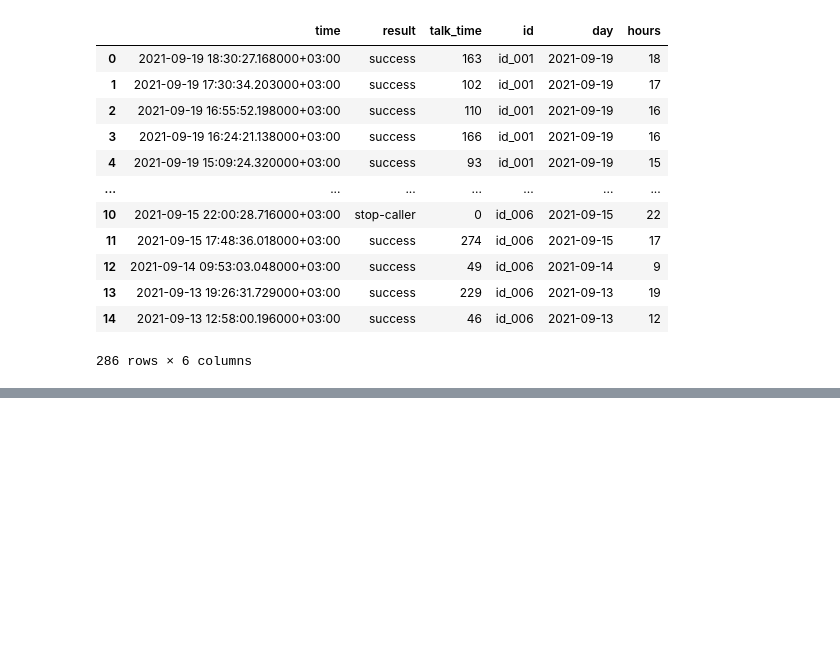
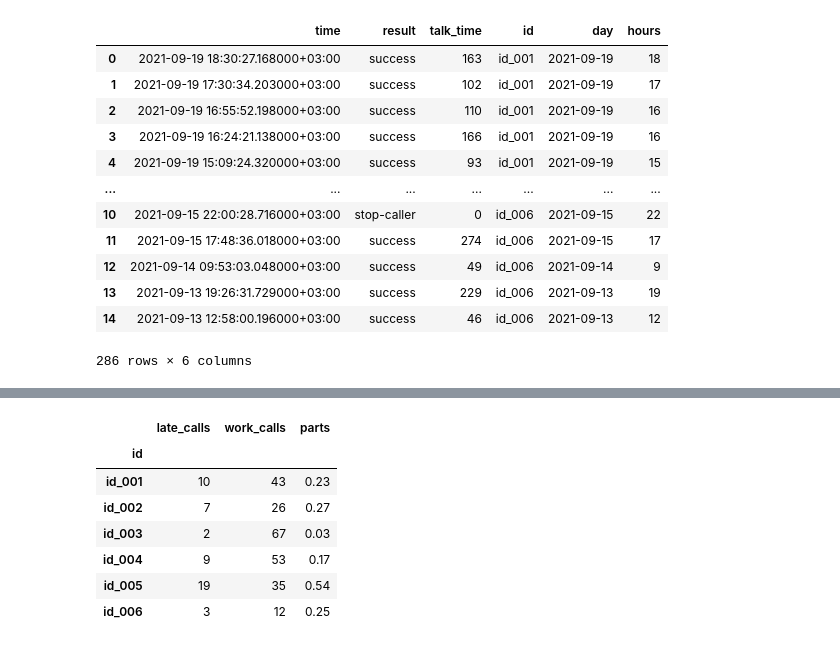
Before and after one commit to ViacheslavPogorelyy/projects_for_autoru, a Jupyter notebook: analytics_of_parts/Project.ipynb, the cells around one changed output, grey strips where cells are left out. Cells and saved outputs as stored; diff of their text form; code cells hidden in the pictures; blank space fills up the shorter version.

```diff
--- a/analytics_of_parts/Project.ipynb
+++ b/analytics_of_parts/Project.ipynb
@@ -368,0 +377,13 @@ share_calls
+# %%
+share_calls['parts'] = round(share_calls['late_calls'] / share_calls['work_calls'], 2)
+
+share_calls
+# %% [output]
+|  | late_calls | work_calls | parts |
+| id |  |  |  |
+| id_001 | 10 | 43 | 0.23 |
+| id_002 | 7 | 26 | 0.27 |
+| id_003 | 2 | 67 | 0.03 |
+| id_004 | 9 | 53 | 0.17 |
+| id_005 | 19 | 35 | 0.54 |
+| id_006 | 3 | 12 | 0.25 |
```
Also changed, not shown: parts of 4 cells of this notebook.
